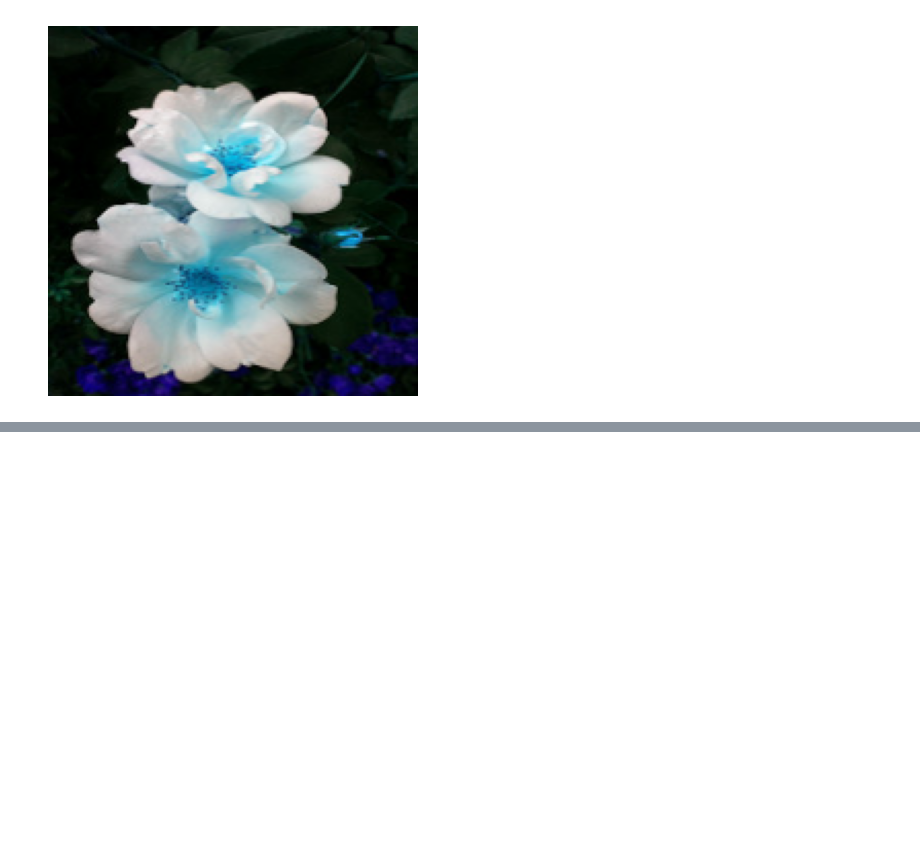
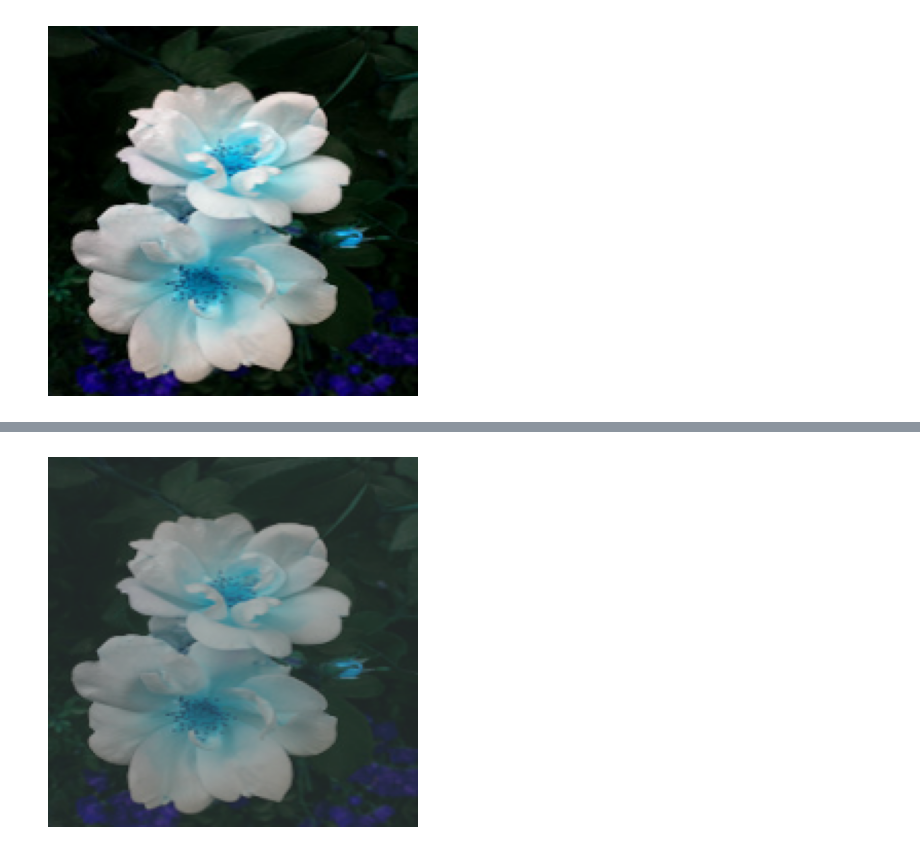
Before and after one commit to rupali99rakibe/Deep-learning, a Jupyter notebook: Data_augumentation.ipynb, the cells around one changed output, grey strips where cells are left out. Saved outputs shown, nothing was run; the diff lists cells and outputs as text; code cells hidden in the pictures; blank space fills up the shorter version.

```diff
--- a/Data_augumentation.ipynb
+++ b/Data_augumentation.ipynb
@@ -345,0 +332,7 @@ data_augumentation = keras.Sequential([
+# %%
+data_augumentation = keras.layers.experimental.preprocessing.RandomContrast(0.5)
+plt.axis('off')
+plt.imshow(data_augumentation(X)[0].numpy().astype('uint8'))
+plt.show()
+# %% [output]
+[figure, added]
```
Also changed, not shown: parts of 39 cells of this notebook.
